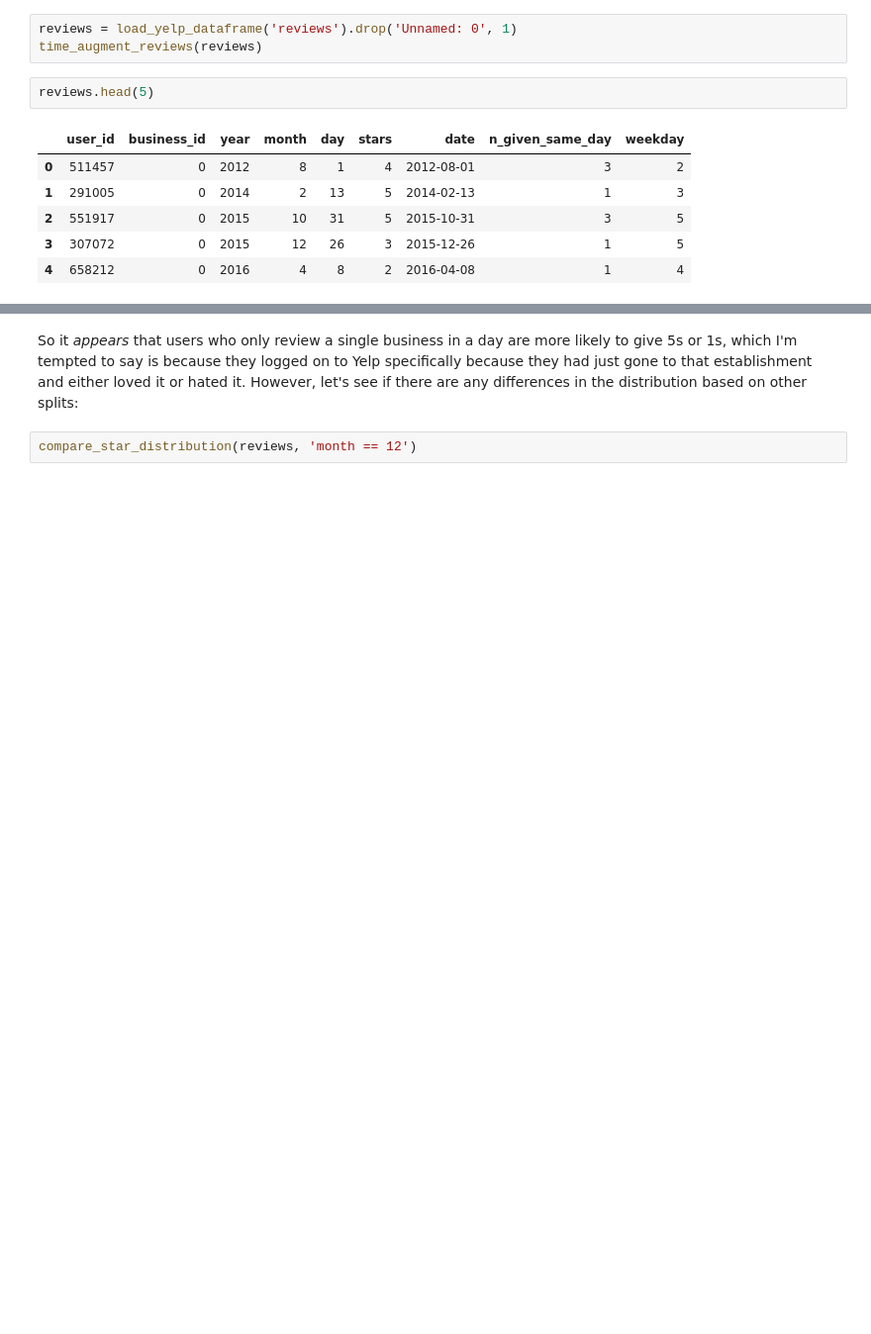
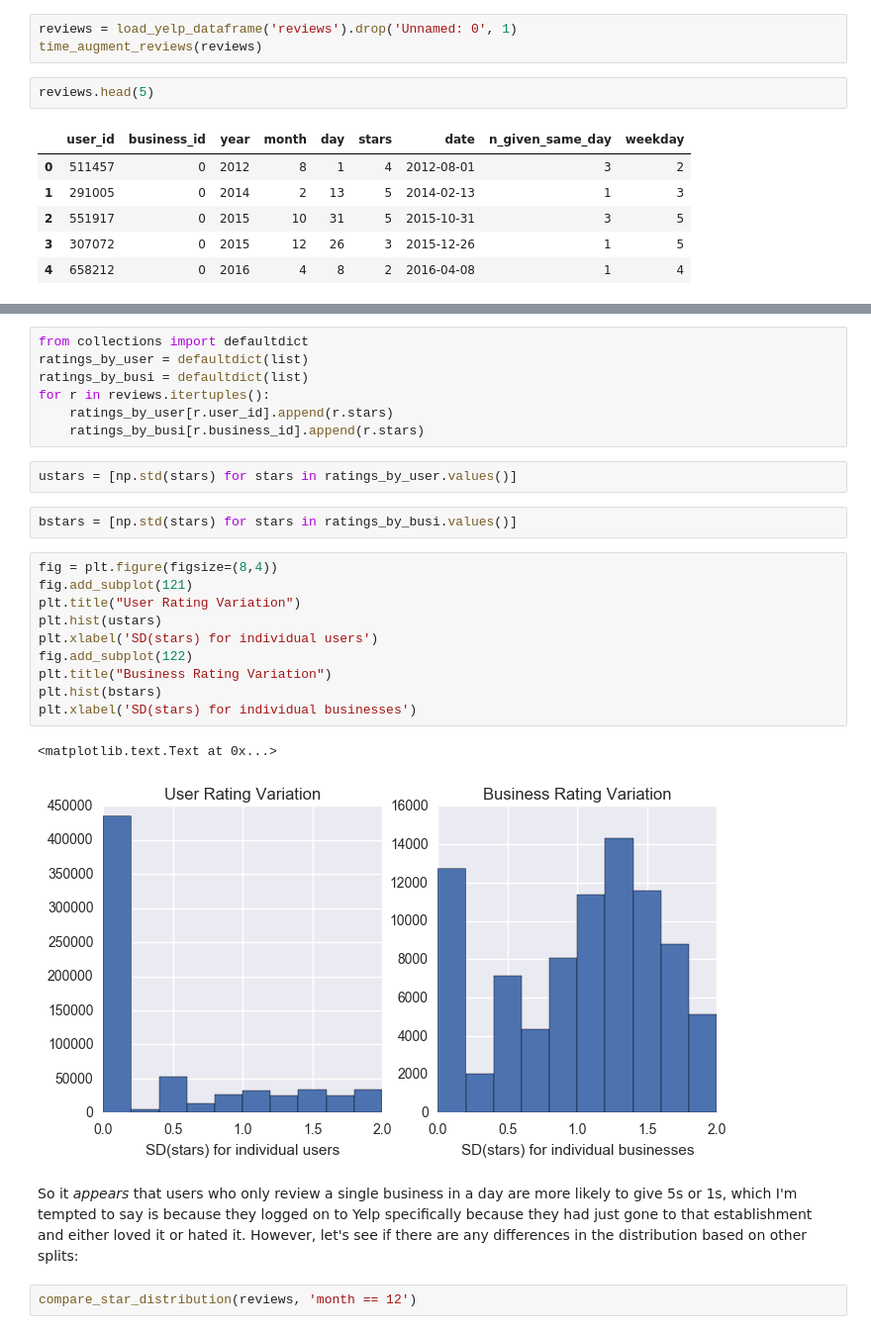
Before and after one commit to NickHoernle/Data-Science-Project-AM209a, a Jupyter notebook: data_exploration/asross-time-exploration-2.ipynb, the cells around one changed output, grey strips where cells are left out. Shown at 99% size. Cells and saved outputs as stored; diff of their text form; blank space fills up the shorter version.

```diff
--- a/data_exploration/asross-time-exploration-2.ipynb
+++ b/data_exploration/asross-time-exploration-2.ipynb
@@ -49,3 +61,27 @@ compare_star_distribution(reviews, 'n_given_same_day == 1')
+# %%
+from collections import defaultdict
+ratings_by_user = defaultdict(list)
+ratings_by_busi = defaultdict(list)
+for r in reviews.itertuples():
+    ratings_by_user[r.user_id].append(r.stars)
+    ratings_by_busi[r.business_id].append(r.stars)
+# %%
+ustars = [np.std(stars) for stars in ratings_by_user.values()]
+# %%
+bstars = [np.std(stars) for stars in ratings_by_busi.values()]
+# %%
+fig = plt.figure(figsize=(8,4))
+fig.add_subplot(121)
+plt.title("User Rating Variation")
+plt.hist(ustars)
+plt.xlabel('SD(stars) for individual users')
+fig.add_subplot(122)
+plt.title("Business Rating Variation")
+plt.hist(bstars)
+plt.xlabel('SD(stars) for individual businesses')
+# %% [output]
+<matplotlib.text.Text at 0x...>
+[figure, added]
 # %% [markdown]
 So it _appears_ that users who only review a single business in a day are more likely to give 5s or 1s, which I'm tempted to say is because they logged on to Yelp specifically because they had just gone to that establishment and either loved it or hated it. However, let's see if there are any differences in the distribution based on other splits:
 # %%
```
Also changed, not shown: parts of 7 cells of this notebook, 4 other files.
